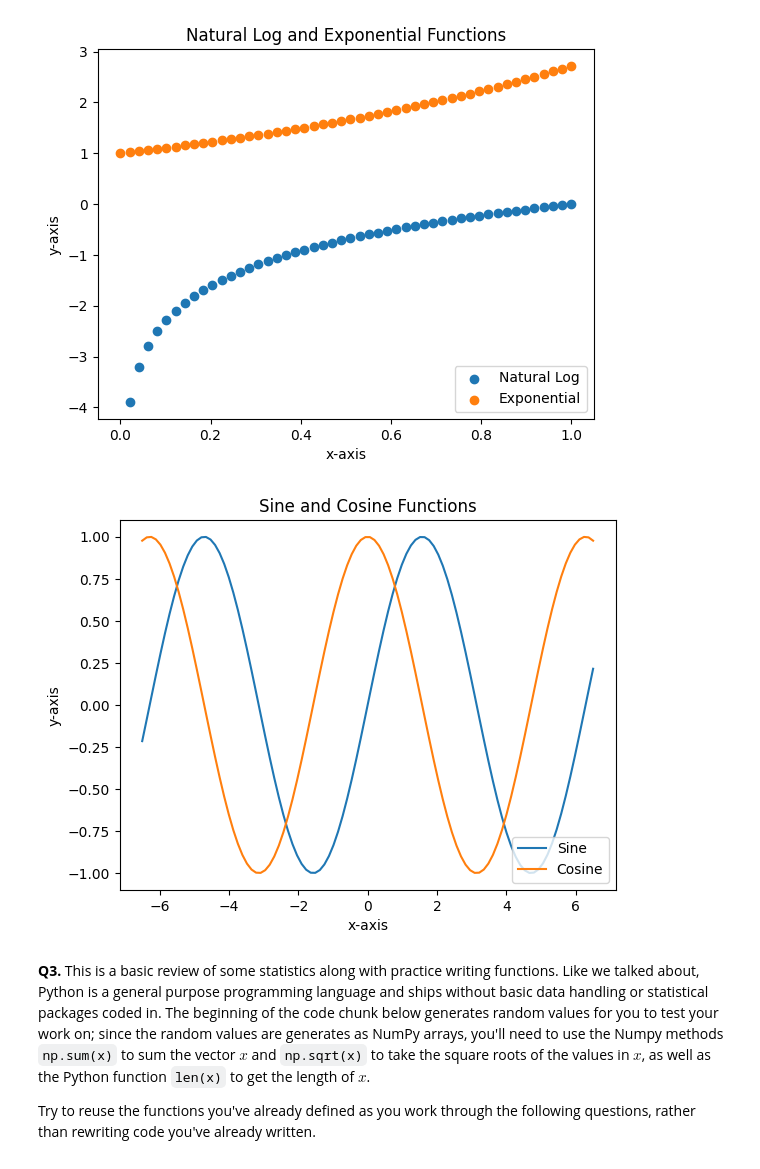
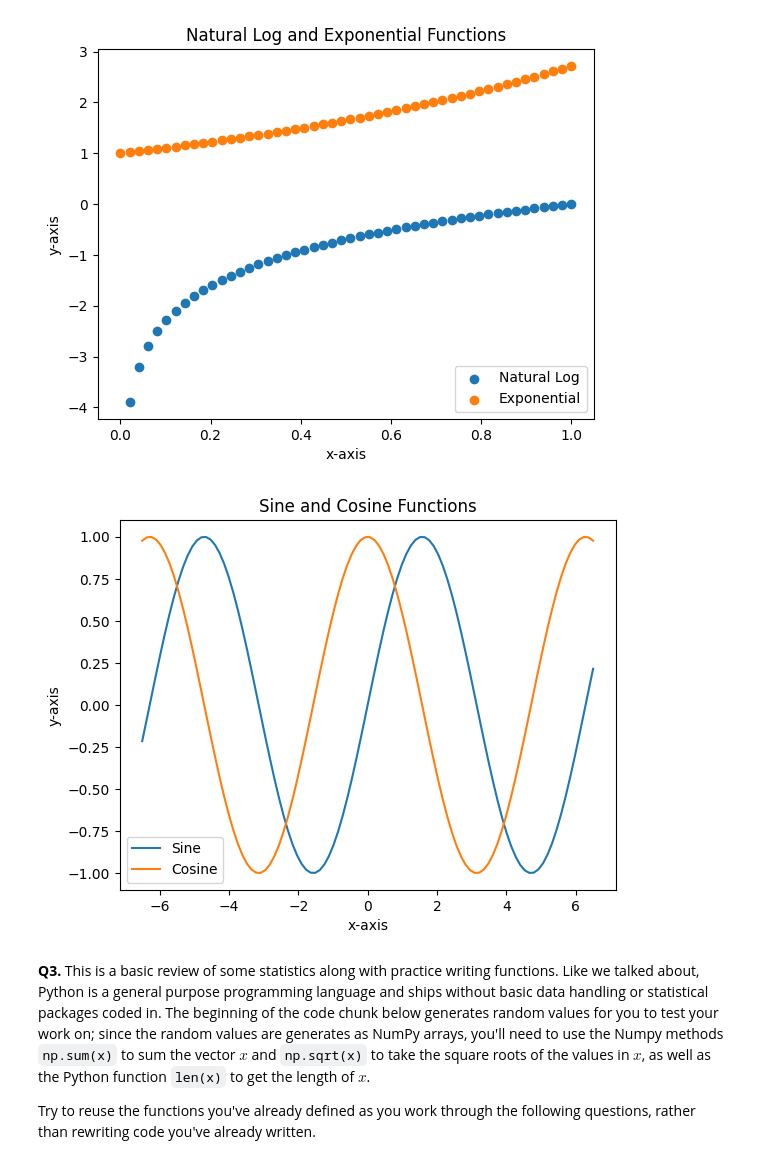
Before and after one commit to kirsten-fung/programming, a Jupyter notebook: assignment/assignment_programming.ipynb, the cells around one changed output. Saved outputs shown, nothing was run; the diff lists cells and outputs as text; code cells hidden in the pictures.

```diff
--- a/assignment/assignment_programming.ipynb
+++ b/assignment/assignment_programming.ipynb
@@ -74,18 +74,18 @@ plt.show()
 # %%
 x = np.linspace(-6.5,6.5,100)
 sin = np.sin(x)
 cos = np.cos(x)
 
 plt.plot(x,sin,label="Sine")
 plt.plot(x,cos,label="Cosine")
 
 plt.xlabel("x-axis")
 plt.ylabel("y-axis")
 plt.title("Sine and Cosine Functions")
-plt.legend(loc='lower right')
+plt.legend(loc='lower left')
 plt.show()
 # %% [output]
-[figure, old version]
+[figure, new version]
 # %% [markdown]
 **Q3.** This is a basic review of some statistics along with practice writing functions. Like we talked about, Python is a general purpose programming language and ships without basic data handling or statistical packages coded in. The beginning of the code chunk below generates random values for you to test your work on; since the random values are generates as NumPy arrays, you'll need to use the Numpy methods `np.sum(x)` to sum the vector $x$ and `np.sqrt(x)` to take the square roots of the values in $x$, as well as the Python function `len(x)` to get the length of $x$.
 
```
Also changed, not shown: parts of 2 cells of this notebook.
